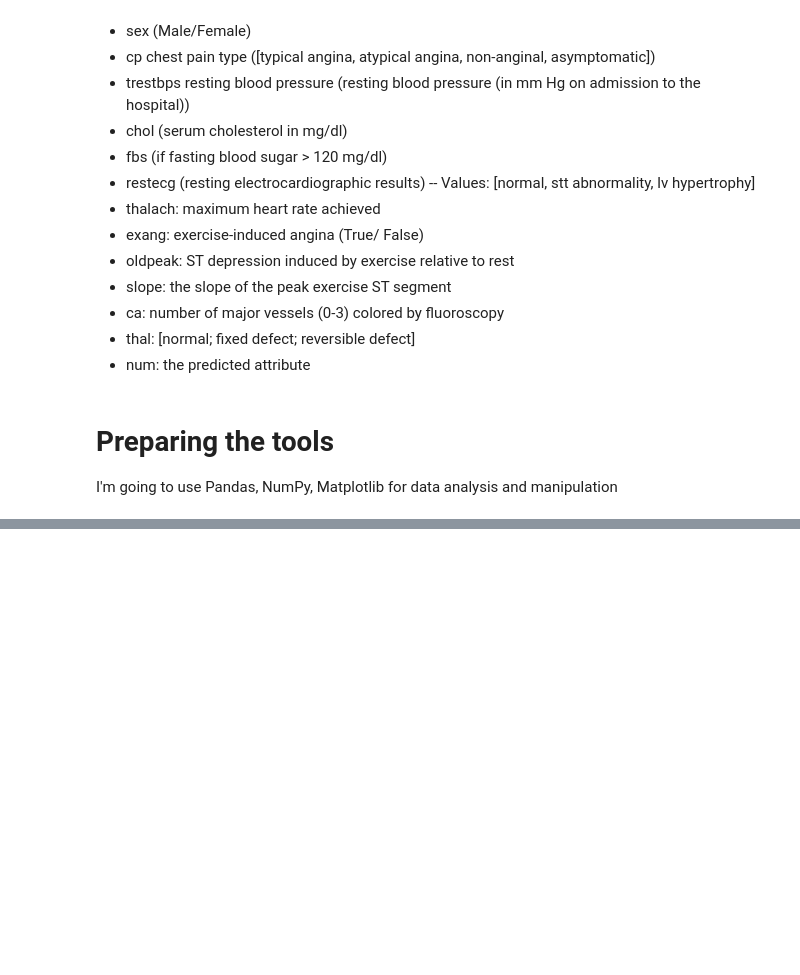
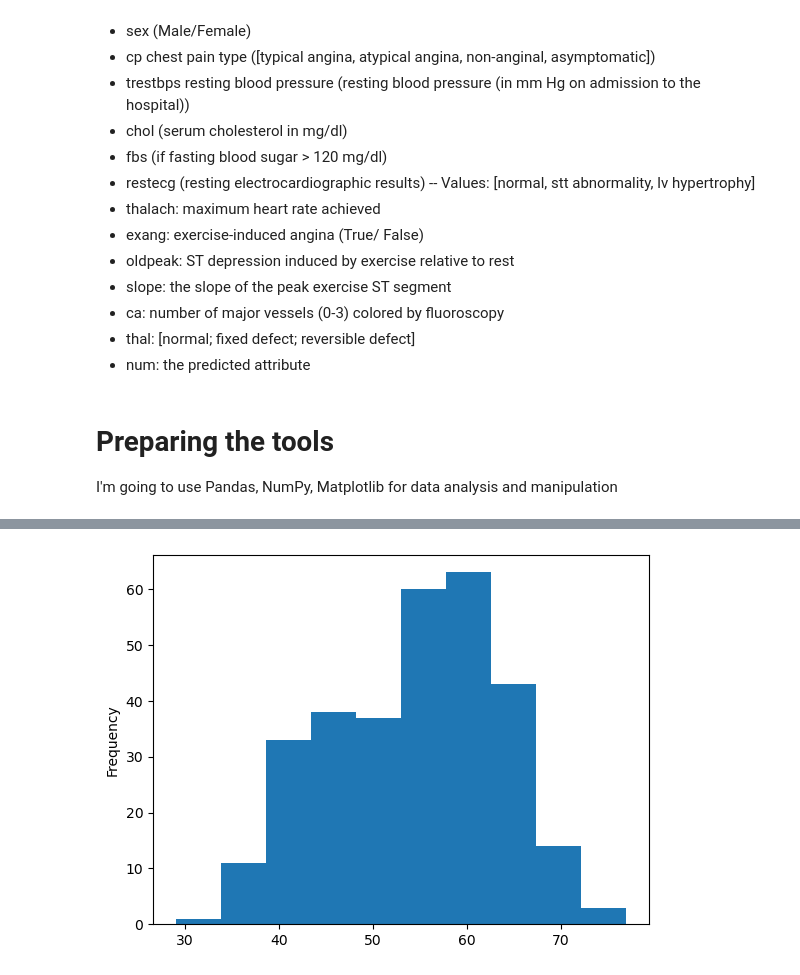
Before and after one commit to r0back55/P1_Sup_Class, a Jupyter notebook: Heart_Disease_Classification.ipynb, the cells around one changed output, grey strips where cells are left out. Cells and saved outputs as stored; diff of their text form; code cells hidden in the pictures; blank space fills up the shorter version.

```diff
--- a/Heart_Disease_Classification.ipynb
+++ b/Heart_Disease_Classification.ipynb
@@ -69,0 +237,7 @@ from sklearn.metrics import RocCurveDisplay
+# %%
+# Check the distribution of the 'age' column with the histogram
+df["age"].plot.hist();
+
+# It's wise to check the distribution among different columns
+# %% [output]
+[figure, added]
```
Also changed, not shown: parts of 20 cells of this notebook.
